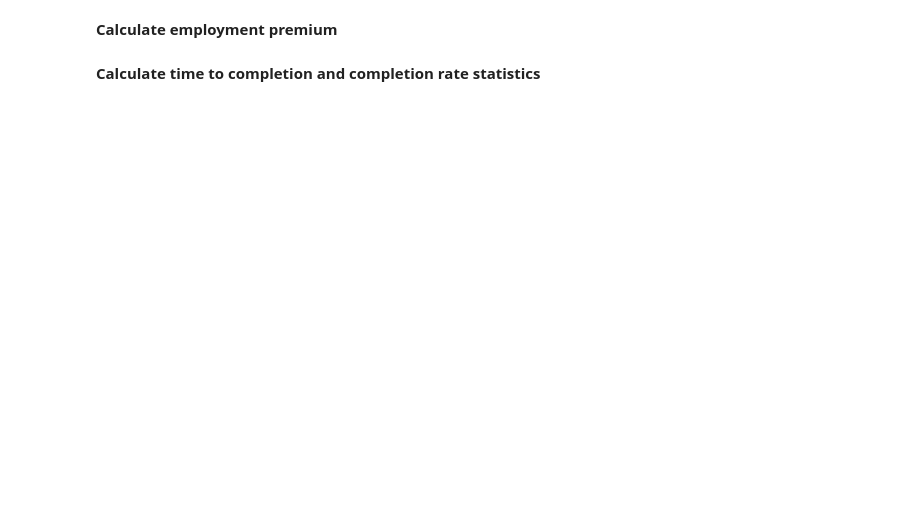
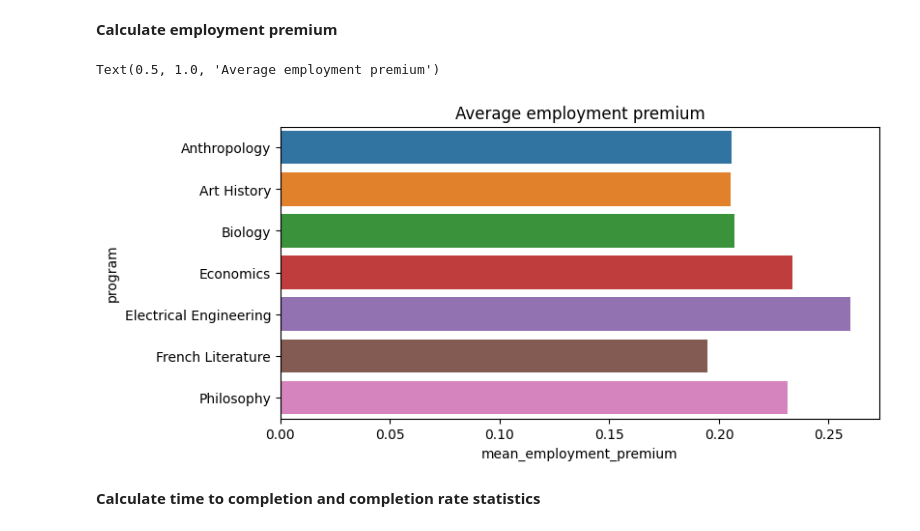
Before and after one commit to brighthive/roi-toolkit, a Jupyter notebook: Example Notebook.ipynb, the cells around one changed output. Cells and saved outputs as stored; diff of their text form; code cells hidden in the pictures; blank space fills up the shorter version.

```diff
--- a/Example Notebook.ipynb
+++ b/Example Notebook.ipynb
@@ -151,3 +299,12 @@ data
+# %%
+employment = metrics.Employment_Likelihood(data, 'program', 'year_month_entry', 'year_month_exit', 'employed_at_end', 'employed_at_start', 'state')
+# %%
+premium = employment.employment_premium
+# %%
+sns.barplot(x="mean_employment_premium", y="program", data=premium).set_title("Average employment premium")
+# %% [output]
+Text(0.5, 1.0, 'Average employment premium')
+[figure, added]
 # %% [markdown]
 __Calculate time to completion and completion rate statistics__
 # %%
```
Also changed, not shown: parts of 43 cells of this notebook, 19 other files.
